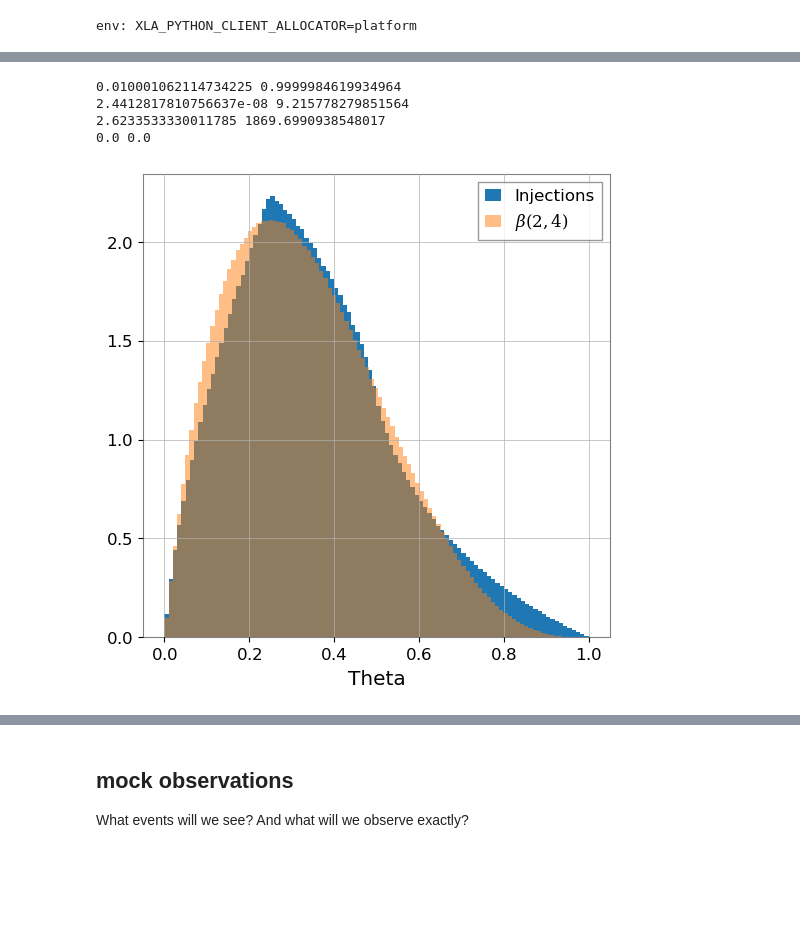
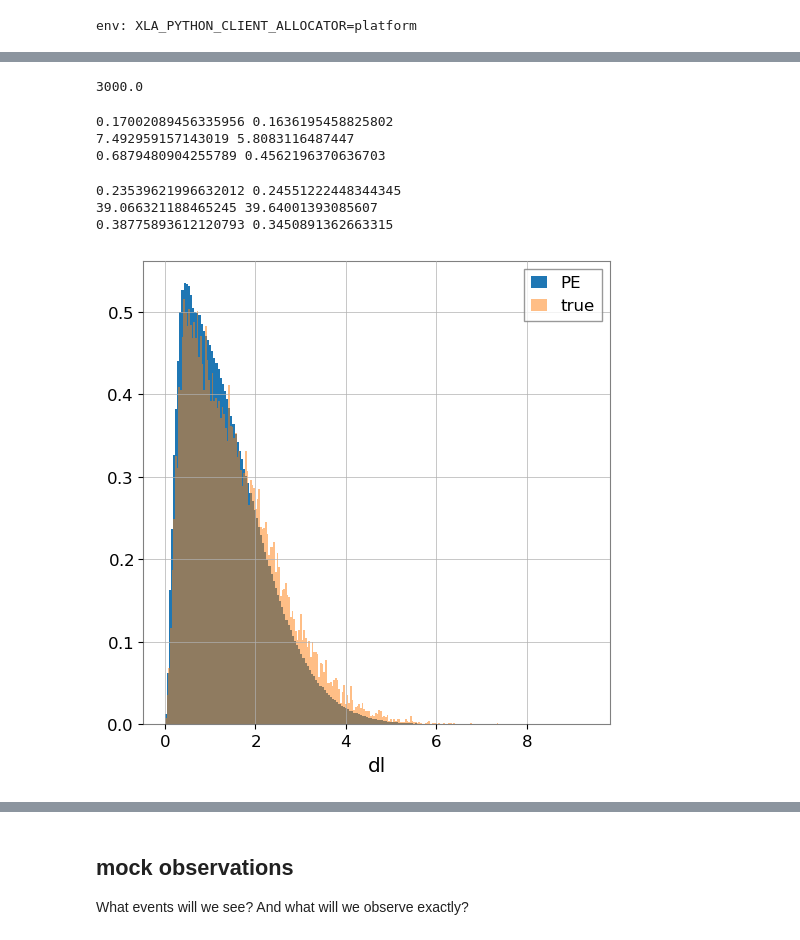
Before and after one commit to abby-moran/GW_pop_cosmo_inference, a Jupyter notebook: src/gen_mock_files.ipynb, the cells around one changed output, grey strips where cells are left out. Drawn from its saved outputs; the diff is of its cells as text; code cells hidden in the pictures; blank space fills up the shorter version.

```diff
--- a/src/gen_mock_files.ipynb
+++ b/src/gen_mock_files.ipynb
@@ -260,30 +263,49 @@ R_true = nobs / mu_sel_true
+# %%
+len(m1s)/58
+# %% [output]
+3000.0
+# %%
+real_samples = pd.read_hdf('../src/pe_samples.h5', key='samples')
+
+m1s = np.asarray(real_samples['mass_1'].to_list()).reshape(58,3000)
+qs = np.asarray(real_samples['mass_ratio'].to_list()).reshape(58,3000)
+dls = np.asarray(real_samples['luminosity_distance_Gpc'].to_list()).reshape(58,3000)
+
+print(np.mean(np.std(qs, axis=1)), np.median(np.std(qs, axis=1)))
+print(np.mean(np.std(m1s, axis=1)), np.median(np.std(m1s, axis=1)))
+print(np.mean(np.std(dls, axis=1)), np.median(np.std(dls, axis=1)))
+# %% [output]
+0.17002089456335956 0.1636195458825802
+7.492959157143019 5.8083116487447
+0.6879480904255789 0.4562196370636703
 # %%
-#sel_samples = pd.read_hdf('../src/sel_c2_zm55_p5err.h5', key='true_parameters')
-pe_samples = pd.read_hdf('../src/pe_c2_zm55_test.h5', key='samples')[4000:6000]
+pe_samples = pd.read_hdf('../src/pe_c2_zm55_qlinerr.h5', key='samples')
 
 m1s = np.asarray(pe_samples['m1'].to_list())
 qs = np.asarray(pe_samples['q'].to_list())
 dls = np.asarray(pe_samples['dl'].to_list())
 pdraws=np.asarray(pe_samples['pdraw'].to_list())
 
-print(np.min(qs), np.max(qs))
-print(np.min(dls), np.max(dls))
-print(np.min(m1s), np.max(m1s))
-print(np.min(pdraws), np.max(pdraws))
+print(np.mean(np.std(qs, axis=1)), np.median(np.std(qs, axis=1)))
+print(np.mean(np.std(m1s, axis=1)), np.median(np.std(m1s, axis=1)))
+print(np.mean(np.std(dls, axis=1)), np.median(np.std(dls, axis=1)))
 # %% [output]
-0.010001062114734225 0.9999984619934964
-2.4412817810756637e-08 9.215778279851564
-2.6233533330011785 1869.6990938548017
-0.0 0.0
+0.23539621996632012 0.24551222448344345
+39.066321188465245 39.64001393085607
+0.38775893612120793 0.3450891362663315
 # %%
-obs = pd.read_hdf('../src/data/obsc2_zm55_err.h5', key='observations')
-inj= pd.read_hdf('../src/c2_zp5_snr0.h5', key='true_parameters')
+sel = pd.read_hdf('../src/sel_c2_zm55_errExt.h5', key='true_parameters')
+
+m1s_sel = np.asarray(sel['m1d'].to_list())
+qs_sel = np.asarray(sel['q'].to_list())
+dls_sel = np.asarray(sel['dl'].to_list())
-# %%
-plt.hist(inj['Theta'], bins=100, density=True, label='Injections')
-expected=np.random.beta(2, 4, len(inj))
-plt.hist(expected, density=True, alpha=.5, bins=100, label=r'$\beta(2,4)$')
-plt.xlabel('Theta')
-plt.legend()
-plt.show()
-# %% [output]
-[figure, removed]
+# %%
+plt.hist(dls.ravel(), bins=200, density=True, label='PE')
+plt.hist(dls_sel, bins=200, density=True, alpha=.5,label='true')
+
+plt.xlabel('dl')
+plt.legend()
+#plt.xlim(0,100)
+plt.show()
+# %% [output]
+[figure, added]
```
Also changed, not shown: parts of 5 cells of this notebook, 5 other files.
